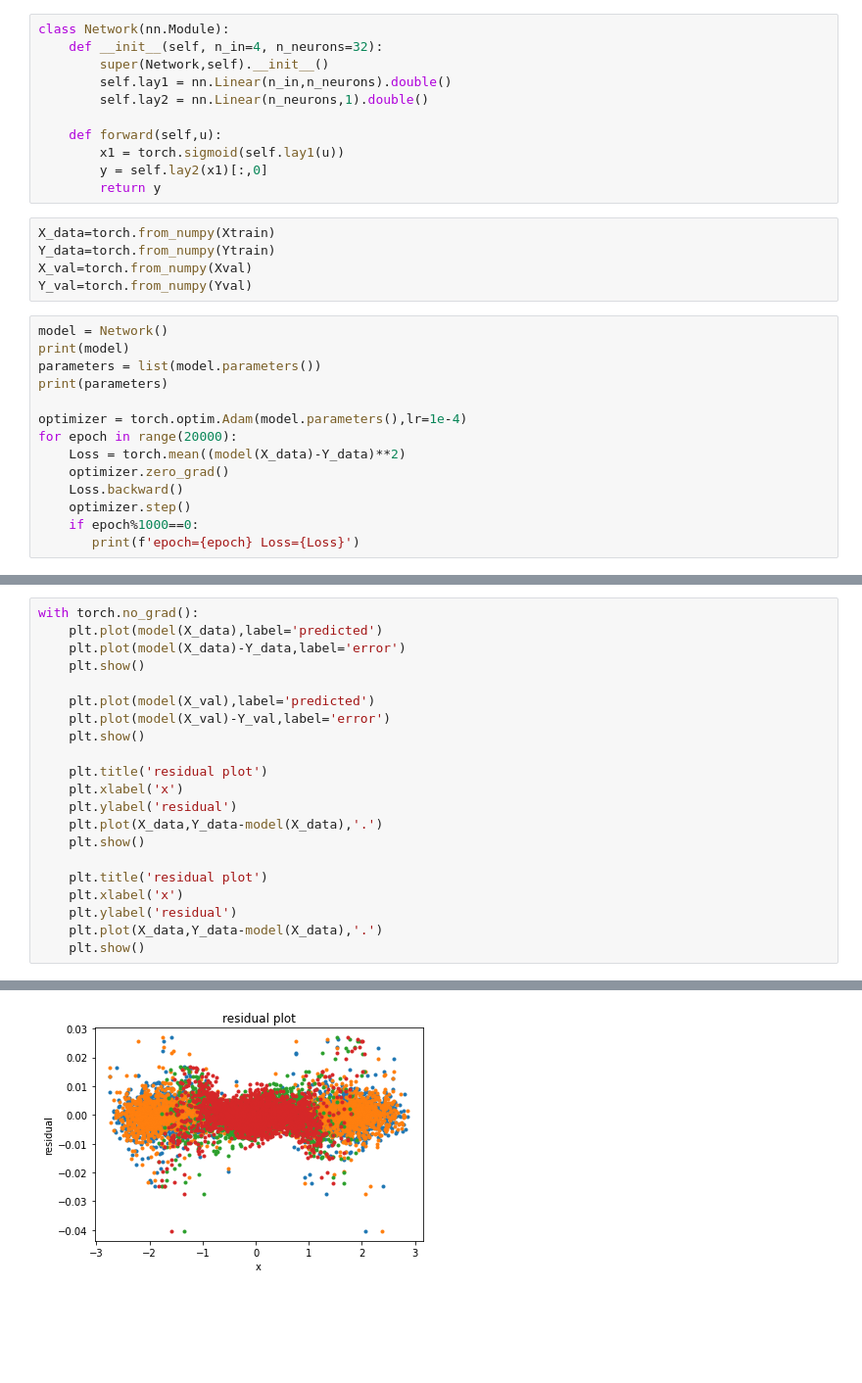
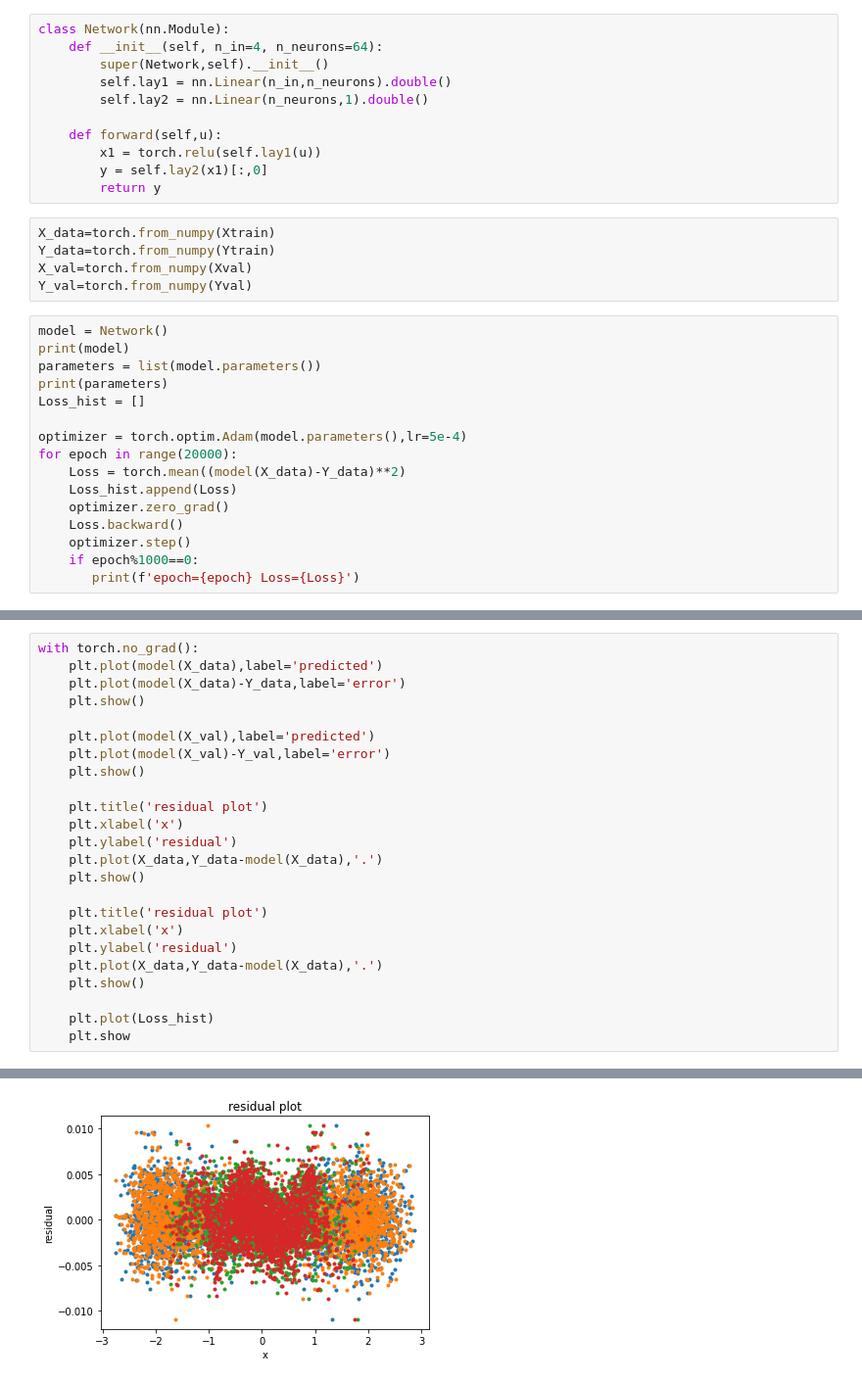
Before and after one commit to dfan0525/MLinSC15, a Jupyter notebook: ANN NARX.ipynb, the cells around one changed output, grey strips where cells are left out. Shown: that part at 98% size. Drawn from its saved outputs; the diff is of its cells as text; blank space fills up the shorter version.

Commit message:
replaced sigmoid by relu

```diff
--- a/ANN NARX.ipynb
+++ b/ANN NARX.ipynb
@@ -40,13 +40,13 @@ from sklearn.model_selection import train_test_split
 Xtrain, Xval, Ytrain, Yval = train_test_split(Xdata, Ydata)
 # %%
 class Network(nn.Module):
-    def __init__(self, n_in=4, n_neurons=32):
+    def __init__(self, n_in=4, n_neurons=64):
         super(Network,self).__init__()
         self.lay1 = nn.Linear(n_in,n_neurons).double()
         self.lay2 = nn.Linear(n_neurons,1).double()
 
     def forward(self,u):
-        x1 = torch.sigmoid(self.lay1(u))
+        x1 = torch.relu(self.lay1(u))
         y = self.lay2(x1)[:,0]
         return y
 # %%
@@ -59,10 +59,12 @@ model = Network()
 print(model)
 parameters = list(model.parameters())
 print(parameters)
+Loss_hist = []
 
-optimizer = torch.optim.Adam(model.parameters(),lr=1e-4)
+optimizer = torch.optim.Adam(model.parameters(),lr=5e-4)
 for epoch in range(20000):
     Loss = torch.mean((model(X_data)-Y_data)**2)
+    Loss_hist.append(Loss)
     optimizer.zero_grad()
     Loss.backward()
     optimizer.step()
@@ -107,4 +109,7 @@ with torch.no_grad():
     plt.ylabel('residual')
     plt.plot(X_data,Y_data-model(X_data),'.')
     plt.show()
+
+    plt.plot(Loss_hist)
+    plt.show
 # %% [output]
@@ -113 +118 @@ with torch.no_grad():
-[figure, old version]
+[figure, new version]
```
Also changed, not shown: parts of 2 cells of this notebook, 2 other files.
